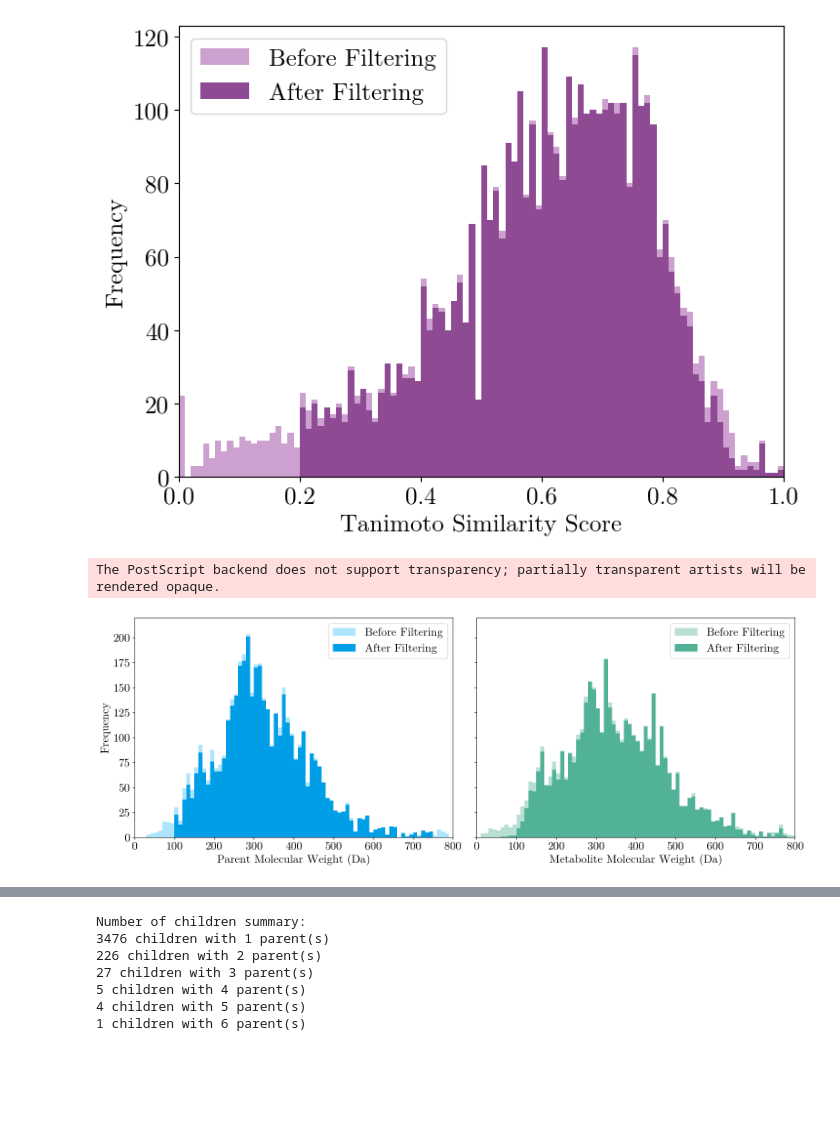
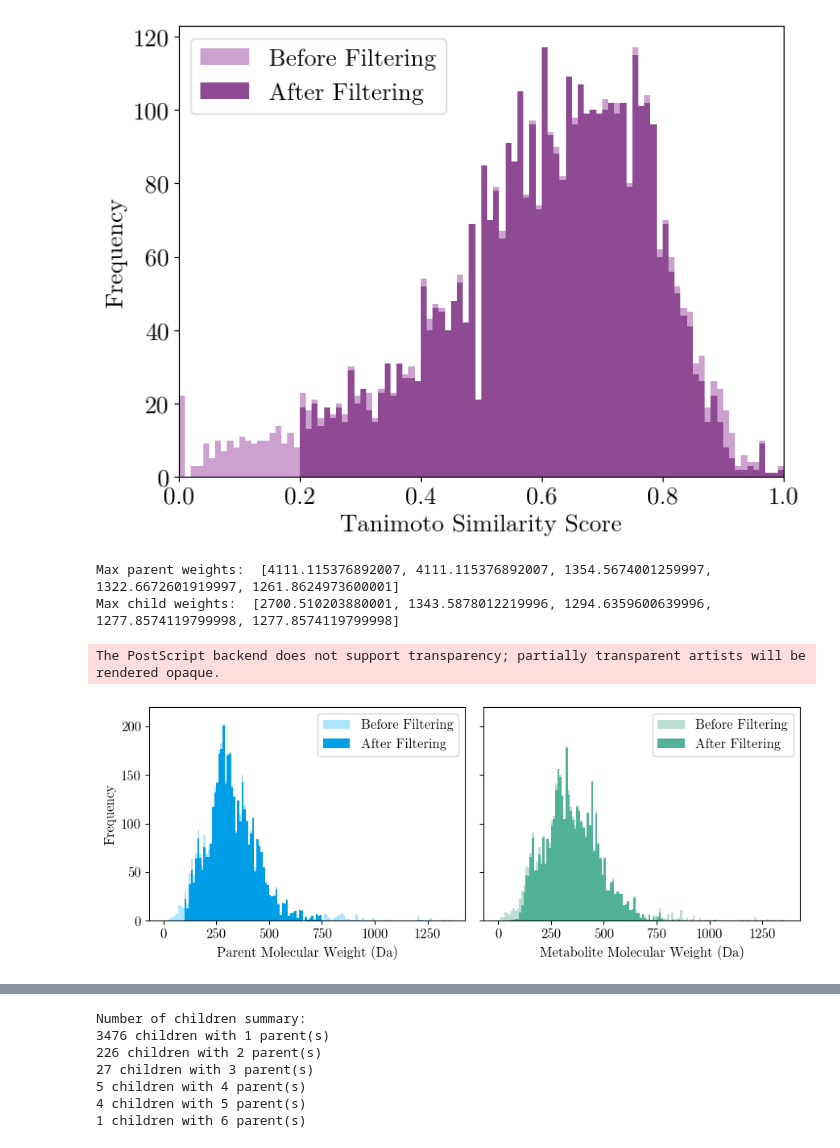
Before and after one commit to tsofiac/LAGOM, a Jupyter notebook: data_analysis/data_analysis_plots.ipynb, the cells around one changed output, grey strips where cells are left out. Saved outputs shown, nothing was run; the diff lists cells and outputs as text; code cells hidden in the pictures; blank space fills up the shorter version.

Commit message:
plots

```diff
--- a/data_analysis/data_analysis_plots.ipynb
+++ b/data_analysis/data_analysis_plots.ipynb
@@ -128,11 +128,17 @@ def plot_molecular_weights_comparison(before_file, after_file, save_figure=None)
         df_after
     )
 
-    fig, axes = plt.subplots(1, 2, figsize=(16, 6), sharey=True)
-    plt.rcParams.update({"font.size": 18, "font.family": "serif", "font.serif": ["NewComputerModern10"]})
+    fig, axes = plt.subplots(1, 2, figsize=(9, 3.5), sharey=True)
+    plt.rcParams.update({"font.size": 12, "font.family": "serif", "font.serif": ["NewComputerModern10"]})
     # plt.rcParams.update({'font.size': 12, 'font.family': 'sans-serif'})
 
-    x_range = (0, 800)
+    top_five_maximums = sorted(parent_weights_before, reverse=True)[:5]
+    print("Max parent weights: ", top_five_maximums)
+
+    top_five_maximums = sorted(metabolite_weights_before, reverse=True)[:5]
+    print("Max child weights: ", top_five_maximums)
+
+    x_range = (0, 1360)
     bin_width = 10
     bins = np.arange(x_range[0], x_range[1] + bin_width, bin_width)
 
@@ -141,37 +147,40 @@ def plot_molecular_weights_comparison(before_file, after_file, save_figure=None)
     )
     axes[0].hist(
         parent_weights_after, bins=bins, color="#009EE7", label="After Filtering"
     )
     axes[0].set_xlabel("Parent Molecular Weight (Da)")
     axes[0].set_ylabel("Frequency")
-    axes[0].set_xlim(0, 800)
+    #axes[0].set_xlim(0, 800)
     axes[0].legend()
 
     axes[1].hist(
         metabolite_weights_before, bins=bins, color="#B9DFD5", label="Before Filtering"
     )
     axes[1].hist(
         metabolite_weights_after, bins=bins, color="#52B297", label="After Filtering"
     )
     axes[1].set_xlabel("Metabolite Molecular Weight (Da)")
-    axes[1].set_xlim(0, 800)
+    #axes[1].set_xlim(0, 800)
     axes[1].set_ylim(0, 220)
     axes[1].legend()
 
     if save_figure is not None:
         os.makedirs("figures", exist_ok=True)
         plt.savefig(f"figures/{save_figure}.eps", format="eps")
 
     plt.tight_layout()
     plt.show()
 
 
 before = "../dataset/curated_data/combined_smiles_before_filters.csv"
 after = "../dataset/curated_data/combined_smiles_clean.csv"
 plot_molecular_weights_comparison(before, after, save_figure="weight_comparison")
+# plot_molecular_weights_comparison(before, after)
 # %% [output]
-The PostScript backend does not support transparency; partially transparent artists will be rendered opaque.
+Max parent weights:  [4111.115376892007, 4111.115376892007, 1354.5674001259997, 1322.6672601919997, 1261.8624973600001]
+Max child weights:  [2700.510203880001, 1343.5878012219996, 1294.6359600639996, 1277.8574119799998, 1277.8574119799998]
+The PostScript backend does not support transparency; partially transparent artists will be rendered opaque.
-[figure, old version]
+[figure, new version]
 # %%
 # Element count
 def define_atoms(molecule):
```
Also changed, not shown: parts of 1 cell of this notebook, 1 other file.
